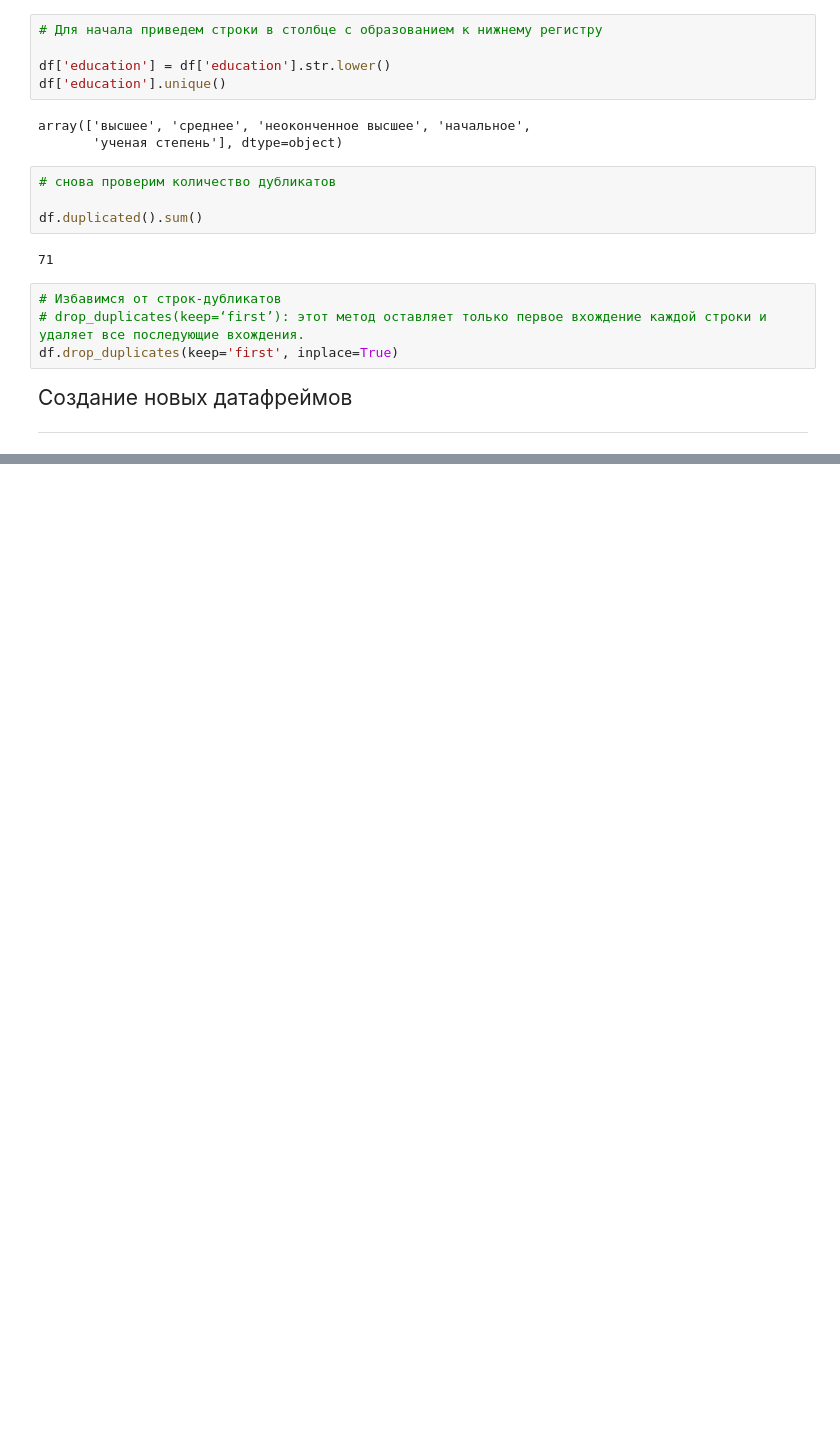
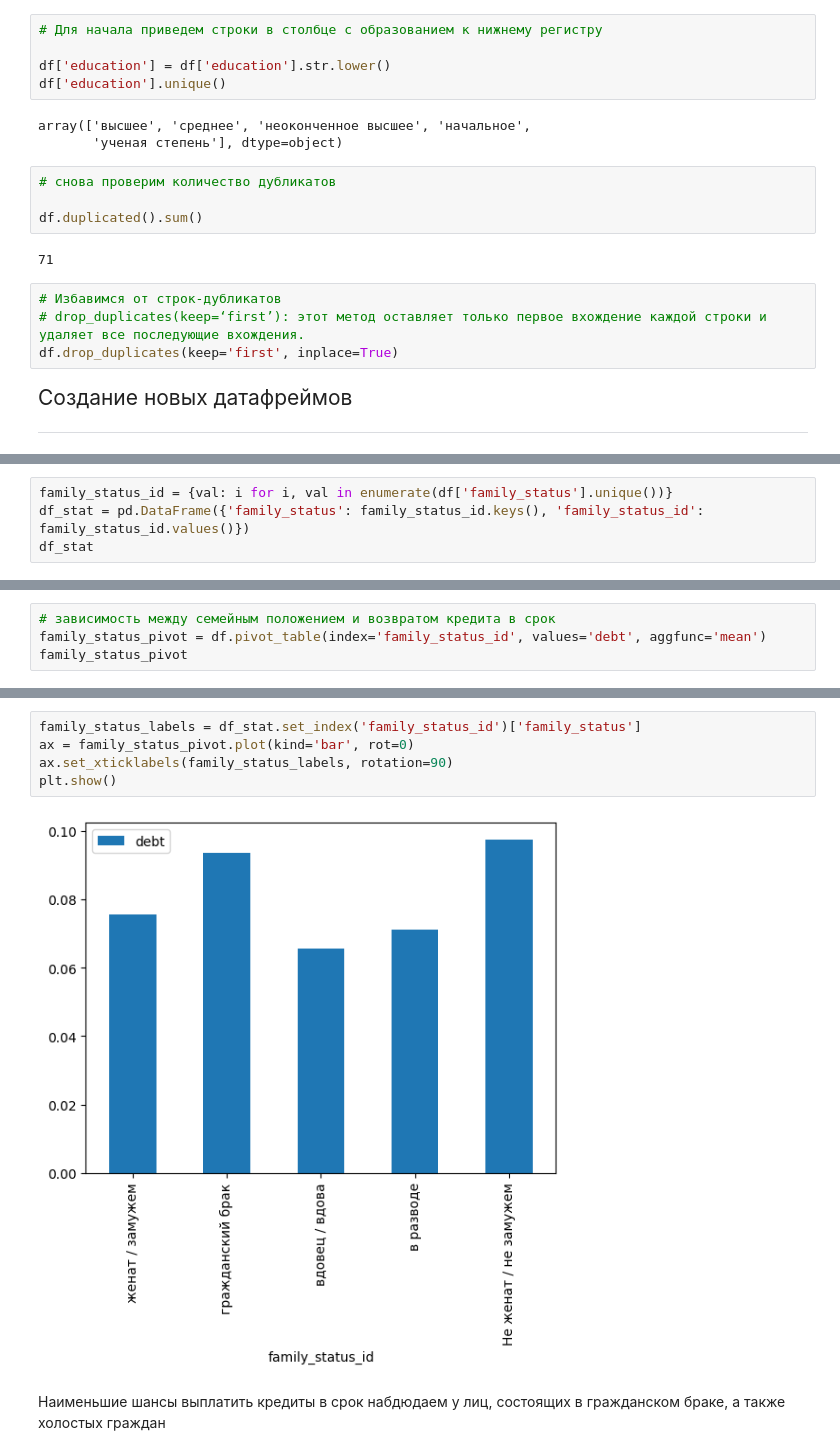
Before and after one commit to hactac9i/YaPrak, a Jupyter notebook: project_credit.ipynb, the cells around one changed output, grey strips where cells are left out. Drawn from its saved outputs; the diff is of its cells as text; blank space fills up the shorter version.

```diff
--- a/project_credit.ipynb
+++ b/project_credit.ipynb
@@ -269,0 +305,4 @@ ________________________________________________________________________________
+# %%
+family_status_id = {val: i for i, val in enumerate(df['family_status'].unique())}
+df_stat = pd.DataFrame({'family_status': family_status_id.keys(), 'family_status_id': family_status_id.values()})
+df_stat
@@ -269,0 +428,4 @@ ________________________________________________________________________________
+# %%
+# зависимость между семейным положением и возвратом кредита в срок
+family_status_pivot = df.pivot_table(index='family_status_id', values='debt', aggfunc='mean')
+family_status_pivot
@@ -269,0 +449,9 @@ ________________________________________________________________________________
+# %%
+family_status_labels = df_stat.set_index('family_status_id')['family_status']
+ax = family_status_pivot.plot(kind='bar', rot=0)
+ax.set_xticklabels(family_status_labels, rotation=90)
+plt.show()
+# %% [output]
+[figure, added]
+# %% [markdown]
+Наименьшие шансы выплатить кредиты в срок набдюдаем у лиц, состоящих в гражданском браке, а также холостых граждан
```
Also changed, not shown: parts of 28 cells of this notebook, 1 other file.
